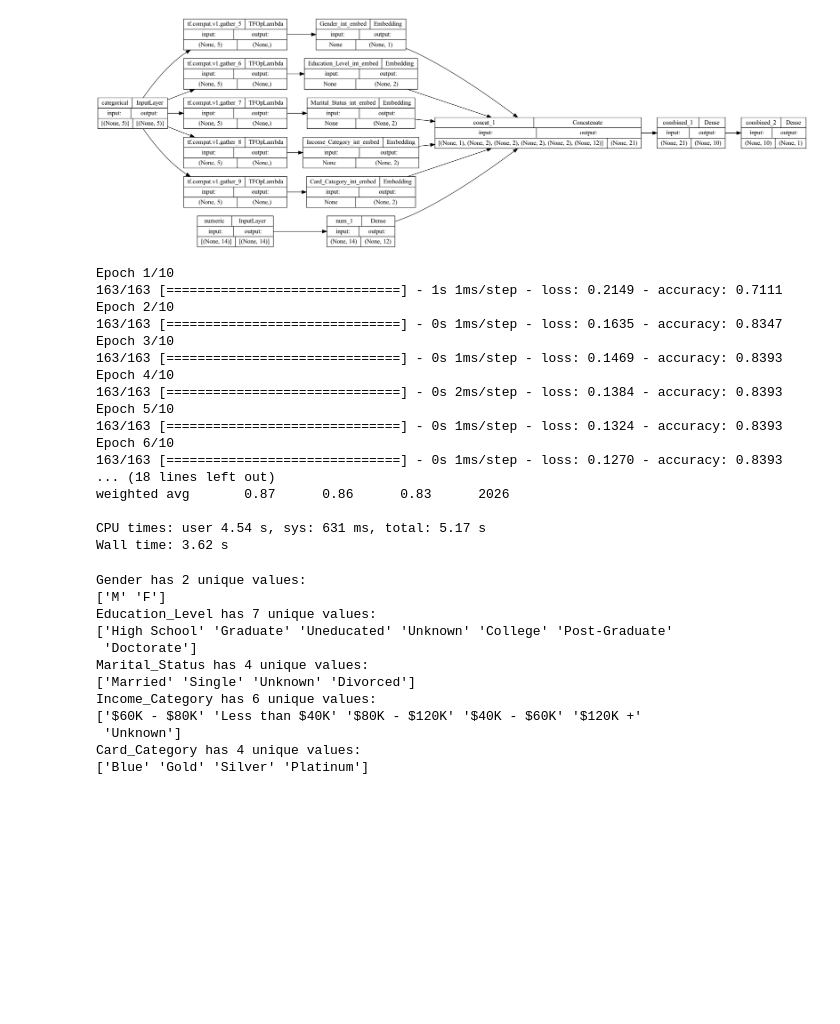
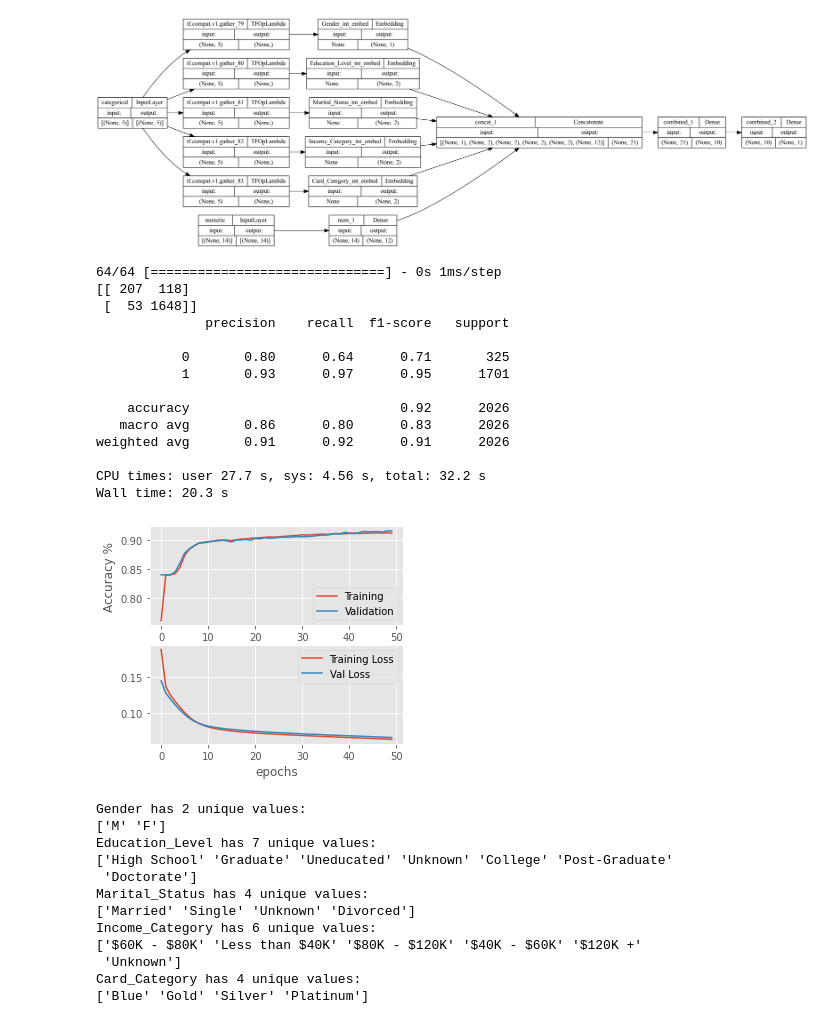
Before and after one commit to bataju44/CCPrediction, a Jupyter notebook: Lab5.ipynb, the cells around one changed output. Saved outputs shown, nothing was run; the diff lists cells and outputs as text; code cells hidden in the pictures; blank space fills up the shorter version.

Commit message:
plots

```diff
--- a/Lab5.ipynb
+++ b/Lab5.ipynb
@@ -316,11 +316,19 @@ model.compile(optimizer='sgd',
               loss='mean_squared_error',
               metrics=['accuracy'])
 
-model.fit([ X_train_cat, X_train_num ], # inputs for each branch are a list
-          y_train,
-          epochs=10,
-          batch_size=50,
-          verbose=1)
+# history = model.fit([ X_train_cat, X_train_num ], # inputs for each branch are a list
+#           y_train,
+#           epochs=20,
+#           batch_size=50,
+#           verbose=1,
+#           validation_data = ([ X_test_cat, X_test_num ],y_test))
+
+history = model.fit([X_train_cat,X_train_num],
+                    y_train,
+                    epochs=50,
+                    batch_size=32,
+                    verbose=0,
+                    validation_data = ([X_test_cat,X_test_num],y_test))
 
 yhat = model.predict([X_test_cat,
                       X_test_num]) # each branch has an input
@@ -329,23 +337,48 @@ yhat = np.round(yhat)
 print(mt.confusion_matrix(y_test,yhat))
 print(mt.classification_report(y_test,yhat))
 # %% [output]
-Epoch 1/10
-163/163 [==============================] - 1s 1ms/step - loss: 0.2149 - accuracy: 0.7111
-Epoch 2/10
-163/163 [==============================] - 0s 1ms/step - loss: 0.1635 - accuracy: 0.8347
-Epoch 3/10
-163/163 [==============================] - 0s 1ms/step - loss: 0.1469 - accuracy: 0.8393
-Epoch 4/10
-163/163 [==============================] - 0s 2ms/step - loss: 0.1384 - accuracy: 0.8393
-Epoch 5/10
-163/163 [==============================] - 0s 1ms/step - loss: 0.1324 - accuracy: 0.8393
-Epoch 6/10
-163/163 [==============================] - 0s 1ms/step - loss: 0.1270 - accuracy: 0.8393
-... (18 lines left out)
-weighted avg       0.87      0.86      0.83      2026
+64/64 [==============================] - 0s 1ms/step
+[[ 207  118]
+ [  53 1648]]
+              precision    recall  f1-score   support
 
-CPU times: user 4.54 s, sys: 631 ms, total: 5.17 s
-Wall time: 3.62 s
+           0       0.80      0.64      0.71       325
+           1       0.93      0.97      0.95      1701
+
+    accuracy                           0.92      2026
+   macro avg       0.86      0.80      0.83      2026
+weighted avg       0.91      0.92      0.91      2026
+
+CPU times: user 27.7 s, sys: 4.56 s, total: 32.2 s
+Wall time: 20.3 s
+# %%
+from matplotlib import pyplot as plt
+
+%matplotlib inline
+
+plt.figure(figsize=(10,4))
+plt.subplot(2,2,1)
+plt.plot(history.history['accuracy'],label='Training')
+
+plt.ylabel('Accuracy %')
+# plt.title('Training')
+# plt.subplot(2,2,2)
+plt.plot(history.history['val_accuracy'],label='Validation')
+# plt.title('Validation')
+plt.legend()
+
+plt.subplot(2,2,3)
+plt.plot(history.history['loss'],label='Training Loss')
+# plt.ylabel('Training Loss')
+plt.xlabel('epochs')
+
+# plt.subplot(2,2,4)
+plt.plot(history.history['val_loss'],label='Val Loss')
+plt.xlabel('epochs')
+plt.legend()
+plt.show()
+# %% [output]
+[figure, added]
 # %%
 # sandbox for looking at different categorical variables
 for col in categorical_headers:
```
Also changed, not shown: parts of 9 cells of this notebook.
